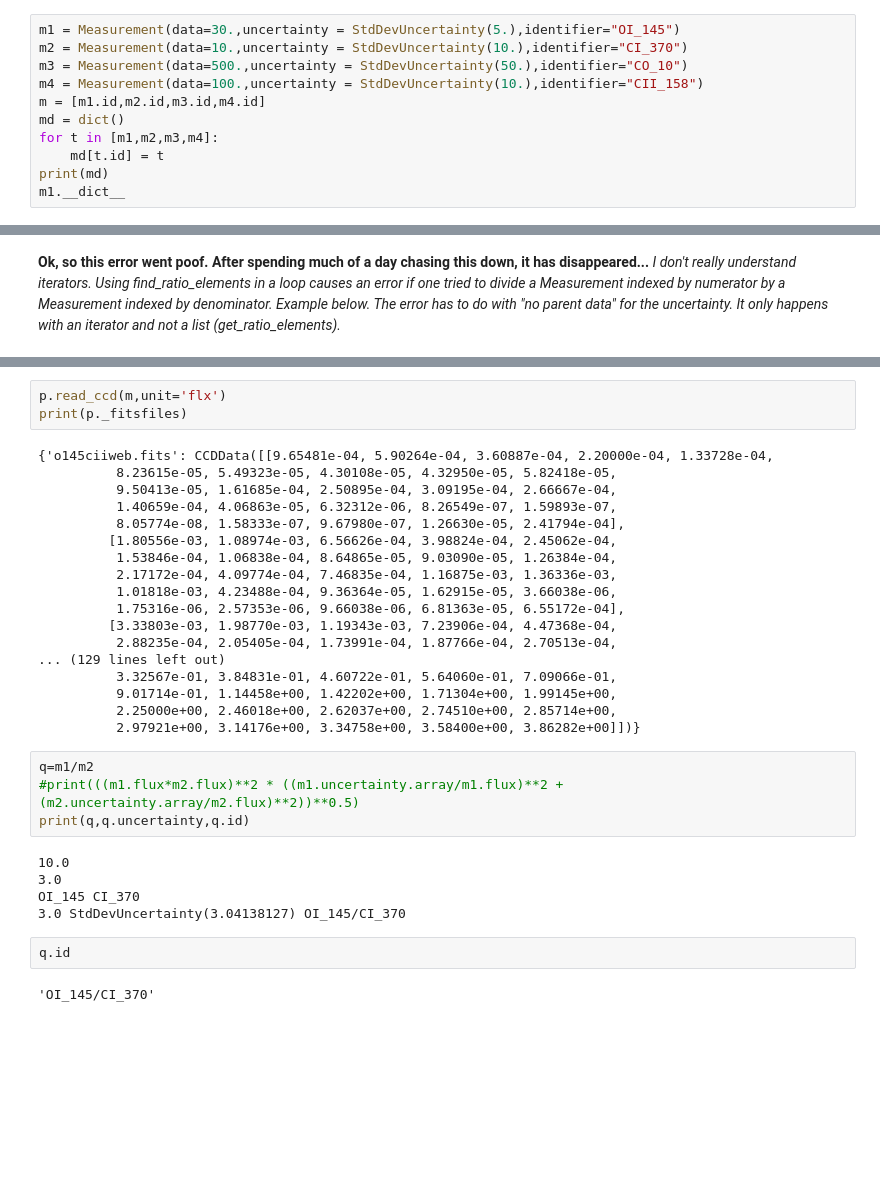
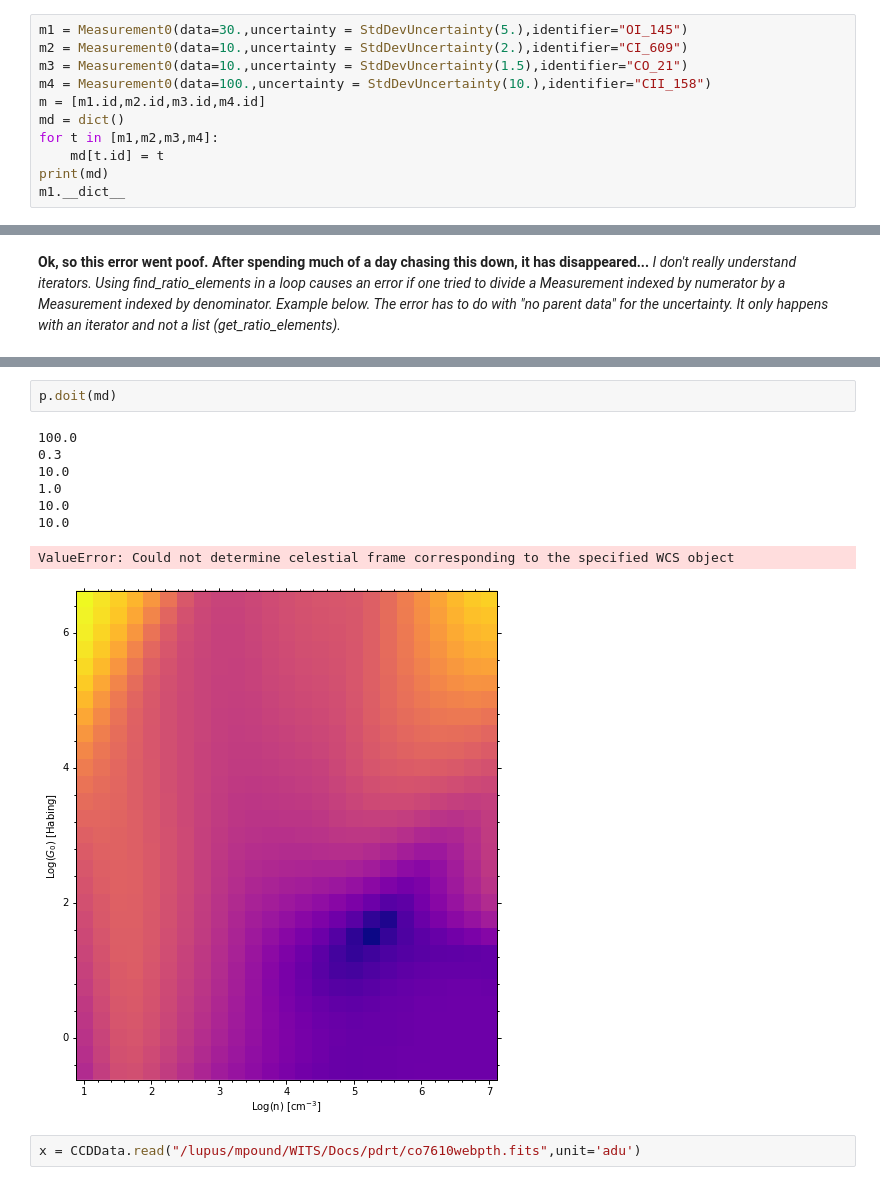
Before and after one commit to mpound/pdrttest, a Jupyter notebook: compute chisq.ipynb, the cells around one changed output, grey strips where cells are left out. Drawn from its saved outputs; the diff is of its cells as text; blank space fills up the shorter version.

```diff
--- a/compute chisq.ipynb
+++ b/compute chisq.ipynb
@@ -266,8 +408,8 @@ df = t.to_pandas()
 # %%
-m1 = Measurement(data=30.,uncertainty = StdDevUncertainty(5.),identifier="OI_145")
-m2 = Measurement(data=10.,uncertainty = StdDevUncertainty(10.),identifier="CI_370")
-m3 = Measurement(data=500.,uncertainty = StdDevUncertainty(50.),identifier="CO_10")
-m4 = Measurement(data=100.,uncertainty = StdDevUncertainty(10.),identifier="CII_158")
+m1 = Measurement0(data=30.,uncertainty = StdDevUncertainty(5.),identifier="OI_145")
+m2 = Measurement0(data=10.,uncertainty = StdDevUncertainty(2.),identifier="CI_609")
+m3 = Measurement0(data=10.,uncertainty = StdDevUncertainty(1.5),identifier="CO_21")
+m4 = Measurement0(data=100.,uncertainty = StdDevUncertainty(10.),identifier="CII_158")
 m = [m1.id,m2.id,m3.id,m4.id]
 md = dict()
 for t in [m1,m2,m3,m4]:
@@ -339,34 +451,13 @@ u= StdDevUncertainty(0.05830952)
-# %%
-p.read_ccd(m,unit='flx')
-print(p._fitsfiles)
-# %% [output]
-{'o145ciiweb.fits': CCDData([[9.65481e-04, 5.90264e-04, 3.60887e-04, 2.20000e-04, 1.33728e-04,
-          8.23615e-05, 5.49323e-05, 4.30108e-05, 4.32950e-05, 5.82418e-05,
-          9.50413e-05, 1.61685e-04, 2.50895e-04, 3.09195e-04, 2.66667e-04,
-          1.40659e-04, 4.06863e-05, 6.32312e-06, 8.26549e-07, 1.59893e-07,
-          8.05774e-08, 1.58333e-07, 9.67980e-07, 1.26630e-05, 2.41794e-04],
-         [1.80556e-03, 1.08974e-03, 6.56626e-04, 3.98824e-04, 2.45062e-04,
-          1.53846e-04, 1.06838e-04, 8.64865e-05, 9.03090e-05, 1.26384e-04,
-          2.17172e-04, 4.09774e-04, 7.46835e-04, 1.16875e-03, 1.36336e-03,
-          1.01818e-03, 4.23488e-04, 9.36364e-05, 1.62915e-05, 3.66038e-06,
-          1.75316e-06, 2.57353e-06, 9.66038e-06, 6.81363e-05, 6.55172e-04],
-         [3.33803e-03, 1.98770e-03, 1.19343e-03, 7.23906e-04, 4.47368e-04,
-          2.88235e-04, 2.05405e-04, 1.73991e-04, 1.87766e-04, 2.70513e-04,
-... (129 lines left out)
-          3.32567e-01, 3.84831e-01, 4.60722e-01, 5.64060e-01, 7.09066e-01,
-          9.01714e-01, 1.14458e+00, 1.42202e+00, 1.71304e+00, 1.99145e+00,
-          2.25000e+00, 2.46018e+00, 2.62037e+00, 2.74510e+00, 2.85714e+00,
-          2.97921e+00, 3.14176e+00, 3.34758e+00, 3.58400e+00, 3.86282e+00]])}
-# %%
-q=m1/m2
-#print(((m1.flux*m2.flux)**2 * ((m1.uncertainty.array/m1.flux)**2 + (m2.uncertainty.array/m2.flux)**2))**0.5)
-print(q,q.uncertainty,q.id)
-# %% [output]
-10.0
-3.0
-OI_145 CI_370
-3.0 StdDevUncertainty(3.04138127) OI_145/CI_370
-# %%
-q.id
-# %% [output]
-'OI_145/CI_370'
+# %%
+p.doit(md)
+# %% [output]
+100.0
+0.3
+10.0
+1.0
+10.0
+10.0
+ValueError: Could not determine celestial frame corresponding to the specified WCS object
+[figure, added]
+# %%
+x = CCDData.read("/lupus/mpound/WITS/Docs/pdrt/co7610webpth.fits",unit='adu')
```
Also changed, not shown: parts of 23 cells of this notebook.
